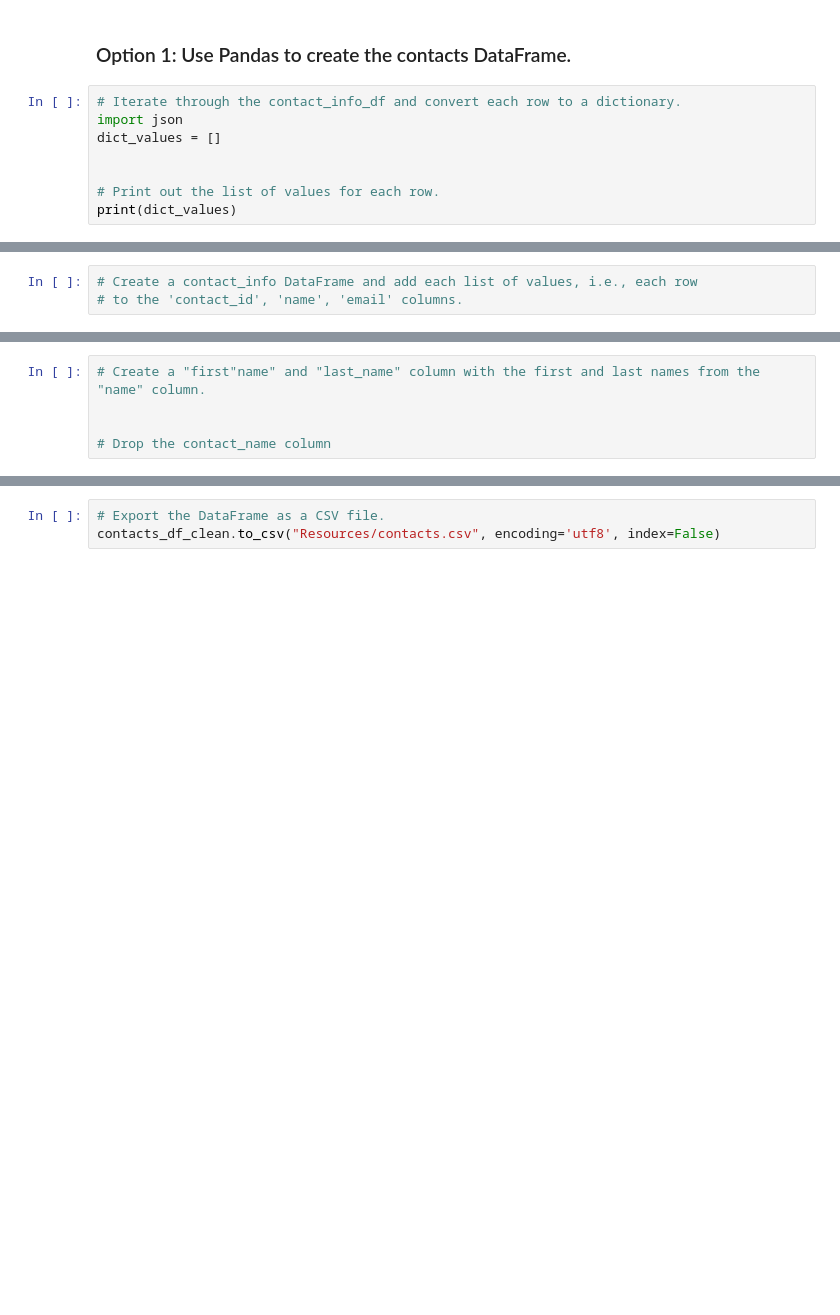
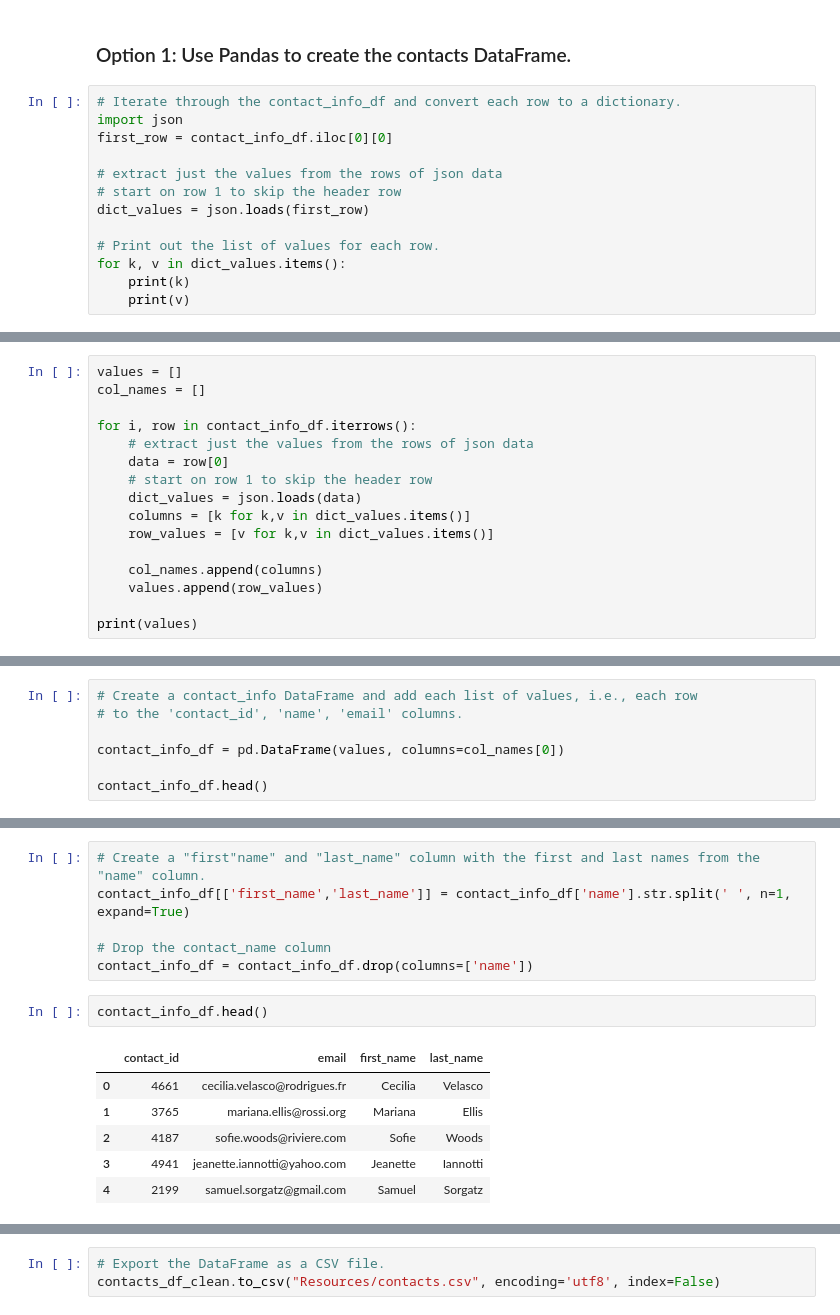
Before and after one commit to ai-bevo/Crowdfunding_ETL, a Jupyter notebook: ETL_Mini_Project_AIvey_KPollok_CSudhakar.ipynb, the cells around one changed output, grey strips where cells are left out. Saved outputs shown, nothing was run; the diff lists cells and outputs as text; blank space fills up the shorter version.

Commit message:
update with contacts code -AI

```diff
--- a/ETL_Mini_Project_AIvey_KPollok_CSudhakar.ipynb
+++ b/ETL_Mini_Project_AIvey_KPollok_CSudhakar.ipynb
@@ -333,8 +340,13 @@ Then export the DataFrame as a `contacts.csv` CSV file.
 # %%
 # Iterate through the contact_info_df and convert each row to a dictionary.
 import json
-dict_values = []
+first_row = contact_info_df.iloc[0][0]
 
+# extract just the values from the rows of json data
+# start on row 1 to skip the header row
+dict_values = json.loads(first_row)
 
 # Print out the list of values for each row.
-print(dict_values)
+for k, v in dict_values.items():
+    print(k)
+    print(v)
@@ -340,0 +360,16 @@ print(dict_values)
+# %%
+values = []
+col_names = []
+
+for i, row in contact_info_df.iterrows():
+    # extract just the values from the rows of json data
+    data = row[0]
+    # start on row 1 to skip the header row
+    dict_values = json.loads(data)
+    columns = [k for k,v in dict_values.items()]
+    row_values = [v for k,v in dict_values.items()]
+
+    col_names.append(columns)
+    values.append(row_values)
+
+print(values)
@@ -341,3 +378,7 @@ print(dict_values)
 # %%
 # Create a contact_info DataFrame and add each list of values, i.e., each row
 # to the 'contact_id', 'name', 'email' columns.
+
+contact_info_df = pd.DataFrame(values, columns=col_names[0])
+
+contact_info_df.head()
@@ -346,7 +406,17 @@ print(dict_values)
 # %%
 # Create a "first"name" and "last_name" column with the first and last names from the "name" column.
-
+contact_info_df[['first_name','last_name']] = contact_info_df['name'].str.split(' ', n=1, expand=True)
 
 # Drop the contact_name column
+contact_info_df = contact_info_df.drop(columns=['name'])
+# %%
+contact_info_df.head()
+# %% [output]
+|  | contact_id | email | first_name | last_name |
+| 0 | 4661 | cecilia.velasco@rodrigues.fr | Cecilia | Velasco |
+| 1 | 3765 | mariana.ellis@rossi.org | Mariana | Ellis |
+| 2 | 4187 | sofie.woods@riviere.com | Sofie | Woods |
+| 3 | 4941 | jeanette.iannotti@yahoo.com | Jeanette | Iannotti |
+| 4 | 2199 | samuel.sorgatz@gmail.com | Samuel | Sorgatz |
 # %%
 # Reorder the columns
```
Also changed, not shown: parts of 21 cells of this notebook, 1 other file.
